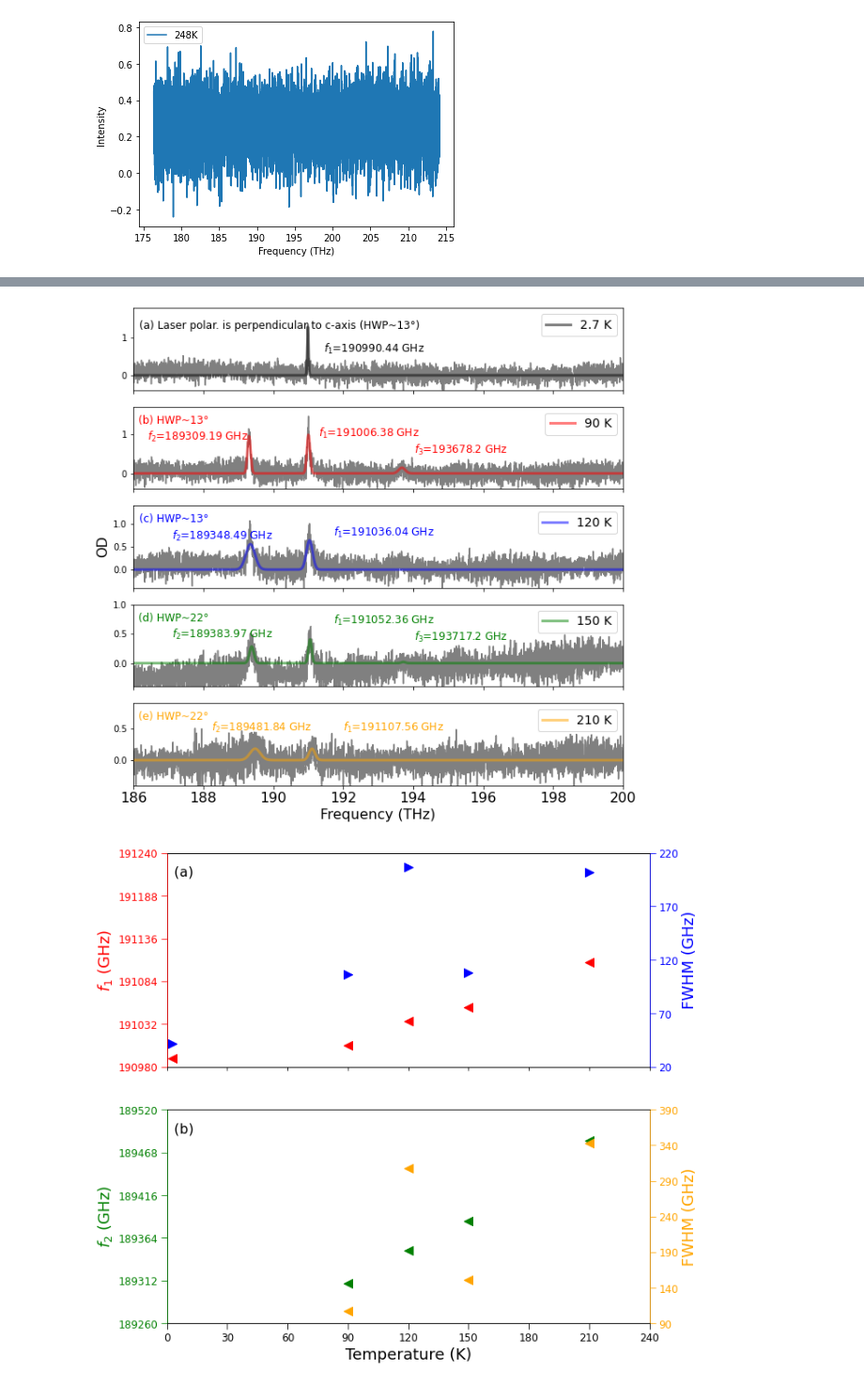
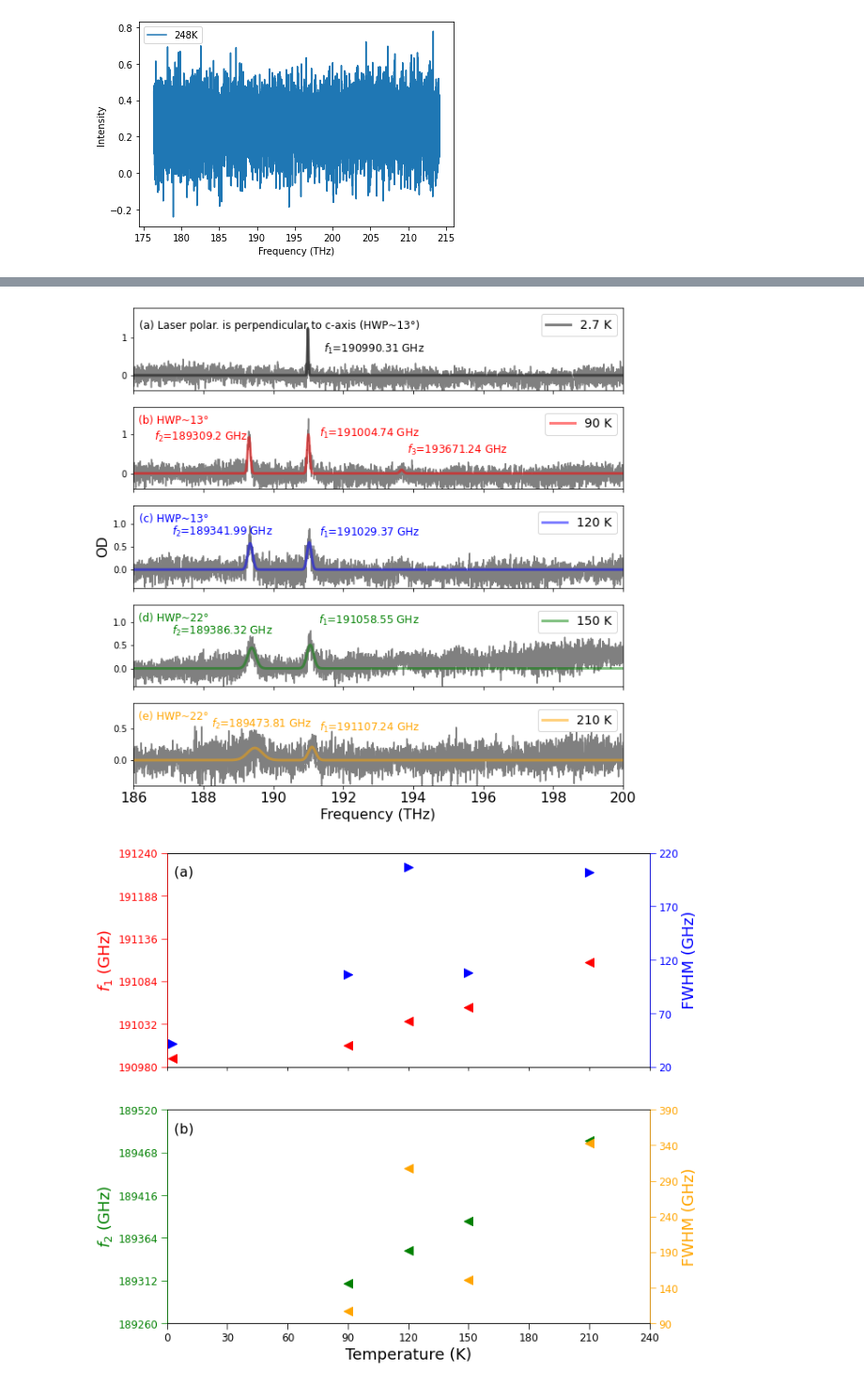
Before and after one commit to JUOM2016/Quick_cal_and_plotting, a Jupyter notebook: absorption_white_light_OD_perpendicular.ipynb, the cells around one changed output, grey strips where cells are left out. Shown at 94% size. Drawn from its saved outputs; the diff is of its cells as text; code cells hidden in the pictures.

```diff
--- a/absorption_white_light_OD_perpendicular.ipynb
+++ b/absorption_white_light_OD_perpendicular.ipynb
@@ -435,32 +551,32 @@ fitted_data_normalised=fitted_data_normalised.to_numpy()
 # %%
 fig,axs=plt.subplots(5,1,figsize=(10,10))
 
-axs[0].plot(output_raw_data[:,0], output_raw_data[:,1], color='grey')
-axs[0].plot(fitted_data[:,0], fitted_data[:,1], color='k', label='2.7 K',linewidth=3, alpha=0.5)
+axs[0].plot(output_raw_data_calibrated[:,0], output_raw_data_calibrated[:,1], color='grey')
+axs[0].plot(fitted_data_calibrated[:,0], fitted_data_calibrated[:,1], color='k', label='2.7 K',linewidth=3, alpha=0.5)
 axs[0].set_xlim(186,200)
 axs[0].set_ylim(-0.4,1.8)
 axs[0].set_xticklabels([])
 
-axs[1].plot(output_raw_data[:,2], output_raw_data[:,3], color='grey')
-axs[1].plot(fitted_data[:,2], fitted_data[:,3], color='r', label='90 K',linewidth=3 ,alpha=0.5)
+axs[1].plot(output_raw_data_calibrated[:,2], output_raw_data_calibrated[:,3], color='grey')
+axs[1].plot(fitted_data_calibrated[:,2], fitted_data_calibrated[:,3], color='r', label='90 K',linewidth=3 ,alpha=0.5)
 axs[1].set_xlim(186,200)
 axs[1].set_ylim(-0.4,1.7)
 axs[1].set_xticklabels([])
 
-axs[2].plot(output_raw_data[:,4], output_raw_data[:,5], color='grey')
-axs[2].plot(fitted_data[:,4], fitted_data[:,5], color='b',linewidth=3, label='120 K',alpha=0.5)
+axs[2].plot(output_raw_data_calibrated[:,4], output_raw_data_calibrated[:,5], color='grey')
+axs[2].plot(fitted_data_calibrated[:,4], fitted_data_calibrated[:,5], color='b',linewidth=3, label='120 K',alpha=0.5)
 axs[2].set_xlim(186,200)
 axs[2].set_ylim(-0.4,1.4)
 axs[2].set_xticklabels([])
 
-axs[3].plot(output_raw_data[:,6], output_raw_data[:,7], color='grey')
-axs[3].plot(fitted_data[:,6], fitted_data[:,7], color='g',linewidth=3, label='150 K',alpha=0.5)
+axs[3].plot(output_raw_data_calibrated[:,6], output_raw_data_calibrated[:,7], color='grey')
+axs[3].plot(fitted_data_calibrated[:,6], fitted_data_calibrated[:,7], color='g',linewidth=3, label='150 K',alpha=0.5)
 axs[3].set_xlim(186,200)
-axs[3].set_ylim(-0.4,1.0)
+axs[3].set_ylim(-0.4,1.4)
 axs[3].set_xticklabels([])
 
-axs[4].plot(output_raw_data[:,8], output_raw_data[:,9], color='grey')
-axs[4].plot(fitted_data[:,8], fitted_data[:,9], color='orange',linewidth=3, label='210 K',alpha=0.5)
+axs[4].plot(output_raw_data_calibrated[:,8], output_raw_data_calibrated[:,9], color='grey')
+axs[4].plot(fitted_data_calibrated[:,8], fitted_data_calibrated[:,9], color='orange',linewidth=3, label='210 K',alpha=0.5)
 axs[4].set_xlim(186,200)
 axs[4].set_ylim(-0.4,0.9)
 #axs[4].set_xticklabels(fontsize=18)
@@ -482,7 +598,7 @@ axs[0].annotate('(a) Laser polar. is perpendicular to c-axis (HWP~13\N{DEGREE SI
             horizontalalignment='right',
             verticalalignment='bottom',color='k',fontsize=12)
 
-axs[0].annotate(("$f_{1}$"+ "=" +"{} GHz".format(round(f0_0[0]*1000,2))),
+axs[0].annotate(("$f_{1}$"+ "=" +"{} GHz".format(round(f0_0_calibrated[0]*1000,2))),
             xy=(0.63, 0.2), xycoords='axes fraction',
             xytext=(-20, 20), textcoords='offset pixels',
             horizontalalignment='right',
@@ -494,19 +610,19 @@ axs[1].annotate('(b) HWP~13\N{DEGREE SIGN}',
             horizontalalignment='right',
             verticalalignment='bottom',color='r',fontsize=12)
 
-axs[1].annotate(("$f_{2}$"+ "=" +"{} GHz".format(round(f0_3[1]*1000,2))),
+axs[1].annotate(("$f_{2}$"+ "=" +"{} GHz".format(round(f0_3_calibrated[1]*1000,2))),
             xy=(0.27, 0.33), xycoords='axes fraction',
             xytext=(-20, 20), textcoords='offset pixels',
             horizontalalignment='right',
             verticalalignment='bottom',color='r',fontsize=12)
 
-axs[1].annotate(("$f_{1}$"+ "=" +"{} GHz".format(round(f0_4[1]*1000,2))),
+axs[1].annotate(("$f_{1}$"+ "=" +"{} GHz".format(round(f0_4_calibrated[1]*1000,2))),
             xy=(0.62, 0.38), xycoords='axes fraction',
             xytext=(-20, 20), textcoords='offset pixels',
             horizontalalignment='right',
             verticalalignment='bottom',color='r',fontsize=12)
 
-axs[1].annotate(("$f_{3}$"+ "=" +"{} GHz".format(round(f0_5[1]*1000,2))),
+axs[1].annotate(("$f_{3}$"+ "=" +"{} GHz".format(round(f0_5_calibrated[1]*1000,2))),
             xy=(0.8, 0.17), xycoords='axes fraction',
             xytext=(-20, 20), textcoords='offset pixels',
             horizontalalignment='right',
@@ -518,14 +634,14 @@ axs[2].annotate('(c) HWP~13\N{DEGREE SIGN}',
             horizontalalignment='right',
             verticalalignment='bottom',color='b',fontsize=12)
 
-axs[2].annotate(("$f_{2}$"+ "=" +"{} GHz".format(round(f0_1[2]*1000,2))),
-            xy=(0.32, 0.33), xycoords='axes fraction',
+axs[2].annotate(("$f_{2}$"+ "=" +"{} GHz".format(round(f0_1_calibrated[2]*1000,2))),
+            xy=(0.32, 0.38), xycoords='axes fraction',
             xytext=(-20, 20), textcoords='offset pixels',
             horizontalalignment='right',
             verticalalignment='bottom',color='b',fontsize=12)
 
-axs[2].annotate(("$f_{1}$"+ "=" +"{} GHz".format(round(f0_2[2]*1000,2))),
-            xy=(0.65, 0.37), xycoords='axes fraction',
+axs[2].annotate(("$f_{1}$"+ "=" +"{} GHz".format(round(f0_2_calibrated[2]*1000,2))),
+            xy=(0.62, 0.37), xycoords='axes fraction',
             xytext=(-20, 20), textcoords='offset pixels',
             horizontalalignment='right',
             verticalalignment='bottom',color='b',fontsize=12)
@@ -534,48 +650,42 @@ axs[2].annotate(("$f_{1}$"+ "=" +"{} GHz".format(round(f0_2[2]*1000,2))),
 axs[3].annotate('(d) HWP~22\N{DEGREE SIGN}',
             xy=(0.19, 0.55), xycoords='axes fraction',
             xytext=(-20, 20), textcoords='offset pixels',
             horizontalalignment='right',
             verticalalignment='bottom',color='g',fontsize=12)
 
-axs[3].annotate(("$f_{2}$"+ "=" +"{} GHz".format(round(f0_3[3]*1000,2))),
-            xy=(0.32, 0.33), xycoords='axes fraction',
+axs[3].annotate(("$f_{2}$"+ "=" +"{} GHz".format(round(f0_1_calibrated[3]*1000,2))),
+            xy=(0.32, 0.38), xycoords='axes fraction',
             xytext=(-20, 20), textcoords='offset pixels',
             horizontalalignment='right',
             verticalalignment='bottom',color='g',fontsize=12)
 
-axs[3].annotate(("$f_{1}$"+ "=" +"{} GHz".format(round(f0_4[3]*1000,2))),
-            xy=(0.65, 0.5), xycoords='axes fraction',
-            xytext=(-20, 20), textcoords='offset pixels',
-            horizontalalignment='right',
-            verticalalignment='bottom',color='g',fontsize=12)
-
-axs[3].annotate(("$f_{3}$"+ "=" +"{} GHz".format(round(f0_5[3]*1000,2))),
-            xy=(0.8, 0.3), xycoords='axes fraction',
+axs[3].annotate(("$f_{1}$"+ "=" +"{} GHz".format(round(f0_2_calibrated[3]*1000,2))),
+            xy=(0.62, 0.50), xycoords='axes fraction',
             xytext=(-20, 20), textcoords='offset pixels',
             horizontalalignment='right',
             verticalalignment='bottom',color='g',fontsize=12)
 
 axs[4].annotate('(e) HWP~22\N{DEGREE SIGN}',
             xy=(0.19, 0.55), xycoords='axes fraction',
             xytext=(-20, 20), textcoords='offset pixels',
             horizontalalignment='right',
             verticalalignment='bottom',color='orange',fontsize=12)
 
-axs[4].annotate(("$f_{2}$"+ "=" +"{} GHz".format(round(f0_1[4]*1000,2))),
-            xy=(0.4, 0.4), xycoords='axes fraction',
+axs[4].annotate(("$f_{2}$"+ "=" +"{} GHz".format(round(f0_1_calibrated[4]*1000,2))),
+            xy=(0.4, 0.45), xycoords='axes fraction',
             xytext=(-20, 20), textcoords='offset pixels',
             horizontalalignment='right',
             verticalalignment='bottom',color='orange',fontsize=12)
 
-axs[4].annotate(("$f_{1}$"+ "=" + "{} GHz".format(round(f0_2[4]*1000,2))),
-            xy=(0.67, 0.4), xycoords='axes fraction',
+axs[4].annotate(("$f_{1}$"+ "=" + "{} GHz".format(round(f0_2_calibrated[4]*1000,2))),
+            xy=(0.62, 0.4), xycoords='axes fraction',
             xytext=(-20, 20), textcoords='offset pixels',
             horizontalalignment='right',
             verticalalignment='bottom',color='orange',fontsize=12)
 
 fig.patch.set_facecolor('white')
 # %% [output]
-[figure, old version]
+[figure, new version]
 # %%
 temp=[2.7, 90, 120, 150, 210]
 f0_main=np.empty([len(peak_num),2])
```
Also changed, not shown: parts of 3 cells of this notebook.
